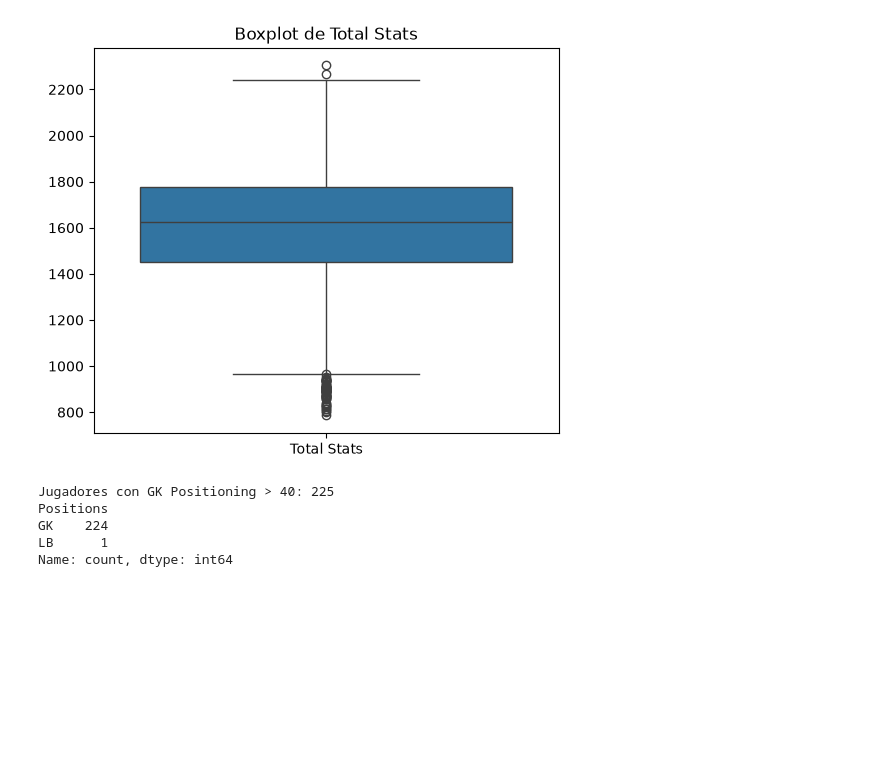
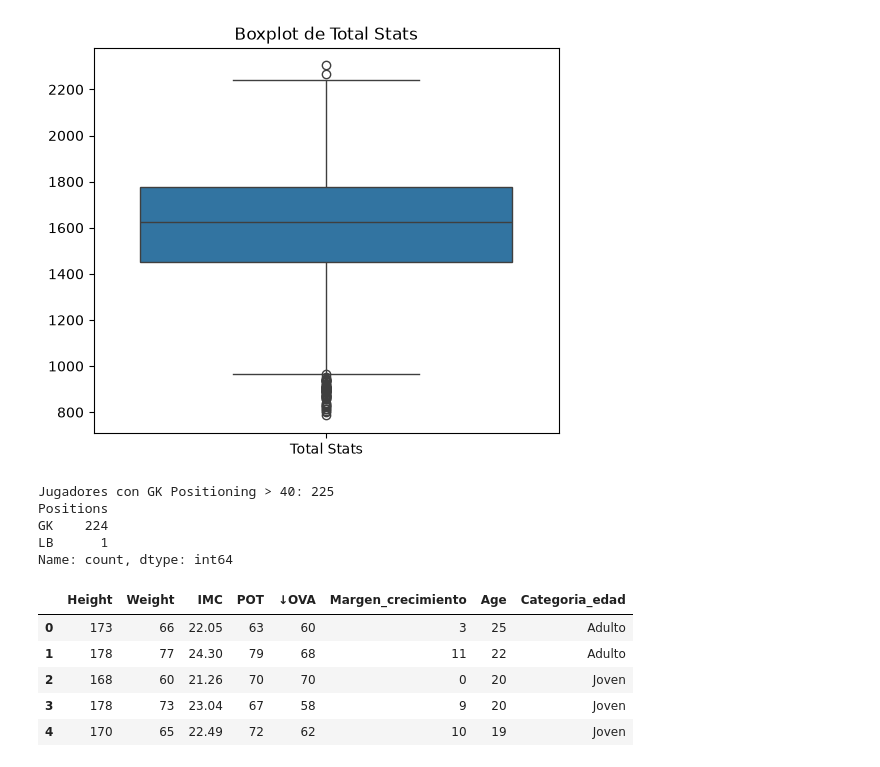
Before and after one commit to Samuel009-uex/Proyecto_Programacion_2, a Jupyter notebook: Cuadernos/exploracion_samuel.ipynb, the cells around one changed output. Saved outputs shown, nothing was run; the diff lists cells and outputs as text; code cells hidden in the pictures; blank space fills up the shorter version.

Commit message:
Item 5: creación de variables

```diff
--- a/Cuadernos/exploracion_samuel.ipynb
+++ b/Cuadernos/exploracion_samuel.ipynb
@@ -121,0 +174,23 @@ Name: count, dtype: int64
+# %%
+# Variable 1: índice de masa corporal (peso en kg / altura en metros al cuadrado)
+df["IMC"] = (df["Weight"] / (df["Height"] / 100) ** 2).round(2)
+
+# Variable 2: margen de crecimiento (potencial menos valoración actual)
+df["Margen_crecimiento"] = df["POT"] - df["↓OVA"]
+
+# Variable 3: categoría de edad
+df["Categoria_edad"] = pd.cut(
+    df["Age"],
+    bins=[0, 21, 29, 100],
+    labels=["Joven", "Adulto", "Veterano"]
+)
+
+# Revisar las variables nuevas
+df[["Height", "Weight", "IMC", "POT", "↓OVA", "Margen_crecimiento", "Age", "Categoria_edad"]].head()
+# %% [output]
+|  | Height | Weight | IMC | POT | ↓OVA | Margen_crecimiento | Age | Categoria_edad |
+| 0 | 173 | 66 | 22.05 | 63 | 60 | 3 | 25 | Adulto |
+| 1 | 178 | 77 | 24.30 | 79 | 68 | 11 | 22 | Adulto |
+| 2 | 168 | 60 | 21.26 | 70 | 70 | 0 | 20 | Joven |
+| 3 | 178 | 73 | 23.04 | 67 | 58 | 9 | 20 | Joven |
+| 4 | 170 | 65 | 22.49 | 72 | 62 | 10 | 19 | Joven |
```
Also changed, not shown: parts of 2 cells of this notebook, 1 other file.
